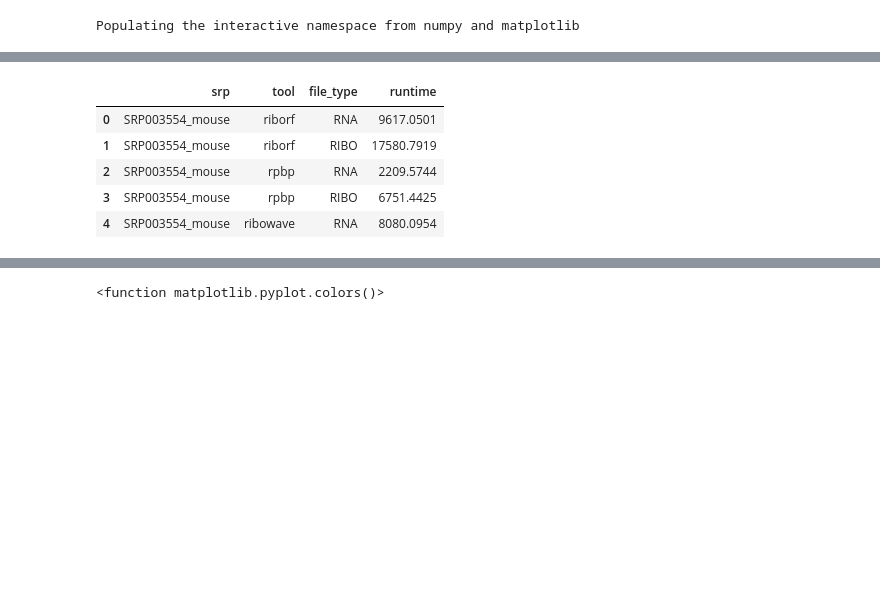
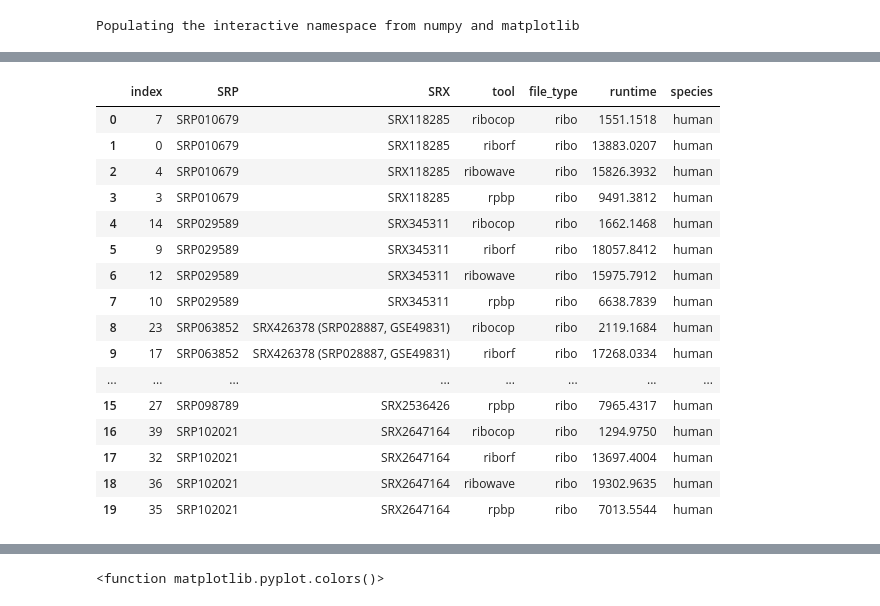
Before and after one commit to smithlabcode/ribotricer-results, a Jupyter notebook: notebooks/14.time-requirements.ipynb, the cells around one changed output, grey strips where cells are left out. Cells and saved outputs as stored; diff of their text form; code cells hidden in the pictures; blank space fills up the shorter version.

```diff
--- a/notebooks/14.time-requirements.ipynb
+++ b/notebooks/14.time-requirements.ipynb
@@ -38,3 +26,6 @@ excel_df
+# %%
+mouse_SRP = ['SRP003554', 'SRP062407', 'SRP078005', 'SRP091889', 'SRP115915']
+human_SRP = ['SRP010679', 'SRP029589', 'SRP063852', 'SRP098789', 'SRP102021']
 # %%
 def get_runtime(filename):
     df = pd.read_table(filename)
@@ -66,10 +95,62 @@ for index, row in excel_df.iterrows():
-# %%
-df = pd.DataFrame(run_times, columns=['srp', 'tool', 'file_type', 'runtime', ])
-df.head()
-# %% [output]
-|  | srp | tool | file_type | runtime |
-| 0 | SRP003554_mouse | riborf | RNA | 9617.0501 |
-| 1 | SRP003554_mouse | riborf | RIBO | 17580.7919 |
-| 2 | SRP003554_mouse | rpbp | RNA | 2209.5744 |
-| 3 | SRP003554_mouse | rpbp | RIBO | 6751.4425 |
-| 4 | SRP003554_mouse | ribowave | RNA | 8080.0954 |
+# %%
+excel_df = pd.read_excel('../../ribocop-results/data/datasets_info.xlsx', sheet_name='hg38')
+
+input_dir_root = '/home/cmb-panasas2/wenzhenl/benchmark/gene_level/hg38/'
+output_dir_root = '/staging/as/skchoudh/benchmark/gene_level/hg38/'
+hg_run_times = []
+benchmarks = {'riborf': 'time_benchmarks/riboORF_benchmark/run_ribORF/', # 'RNA.txt'
+             'rpbp': 'rpbp_results/time_benchmarks/rpbp/run_rpbp', #'RNA_CCDS_lengths.txt'
+             'ribowave': 'time_benchmarks/Ribowave/ribowave/', # 'RNA_CCDS_lengths.txt'
+              'ribocop': 'time_benchmarks/ribocop/predict_orfs/', # 'RNA_CCDS_lengths.txt'
+             }
+
+for index, row in excel_df.iterrows():
+    srp = row['SRA']
+    if srp not in human_SRP:
+        #print(srp)
+        continue
+    input_dir = os.path.join(input_dir_root, srp+'_human')
+    output_dir = os.path.join(output_dir_root, srp+'_human')
+
+    if not os.path.exists(input_dir):
+        print('missing: {}'.format(input_dir))
+        continue
+    for key, location in benchmarks.items():
+        for f in glob.glob(os.path.join(output_dir, location, '*.txt')):
+            #print(f)
+            runtime = get_runtime(f)
+            file_type = f.split('/')[-1].replace('_CCDS_lengths', '').replace('.txt', '')
+            if file_type == 'RIBO_CCDS':
+                # Skip these as they are same as RIBO_CCDS_lengths
+                continue
+            if file_type == 'ribo':
+                srx = row['RIBO sample']
+            else:
+                srx = row['RNA sample']
+            file_type = file_type.lower()
+            if runtime < 30:
+                continue
+            hg_run_times.append([srp, srx, key,  file_type, runtime, 'human'])
+
+
+hg_df = pd.DataFrame(hg_run_times, columns=['SRP', 'SRX', 'tool', 'file_type', 'runtime', 'species']).sort_values(by=['SRP', 'tool', 'file_type'])
+hg_df_ribo = hg_df[hg_df.file_type=='ribo'].reset_index()
+hg_df_ribo
+# %% [output]
+|  | index | SRP | SRX | tool | file_type | runtime | species |
+| 0 | 7 | SRP010679 | SRX118285 | ribocop | ribo | 1551.1518 | human |
+| 1 | 0 | SRP010679 | SRX118285 | riborf | ribo | 13883.0207 | human |
+| 2 | 4 | SRP010679 | SRX118285 | ribowave | ribo | 15826.3932 | human |
+| 3 | 3 | SRP010679 | SRX118285 | rpbp | ribo | 9491.3812 | human |
+| 4 | 14 | SRP029589 | SRX345311 | ribocop | ribo | 1662.1468 | human |
+| 5 | 9 | SRP029589 | SRX345311 | riborf | ribo | 18057.8412 | human |
+| 6 | 12 | SRP029589 | SRX345311 | ribowave | ribo | 15975.7912 | human |
+| 7 | 10 | SRP029589 | SRX345311 | rpbp | ribo | 6638.7839 | human |
+| 8 | 23 | SRP063852 | SRX426378 (SRP028887, GSE49831) | ribocop | ribo | 2119.1684 | human |
+| 9 | 17 | SRP063852 | SRX426378 (SRP028887, GSE49831) | riborf | ribo | 17268.0334 | human |
+| ... | ... | ... | ... | ... | ... | ... | ... |
+| 15 | 27 | SRP098789 | SRX2536426 | rpbp | ribo | 7965.4317 | human |
+| 16 | 39 | SRP102021 | SRX2647164 | ribocop | ribo | 1294.9750 | human |
+| 17 | 32 | SRP102021 | SRX2647164 | riborf | ribo | 13697.4004 | human |
+| 18 | 36 | SRP102021 | SRX2647164 | ribowave | ribo | 19302.9635 | human |
+| 19 | 35 | SRP102021 | SRX2647164 | rpbp | ribo | 7013.5544 | human |
```
Also changed, not shown: parts of 4 cells of this notebook, 1 other file.
